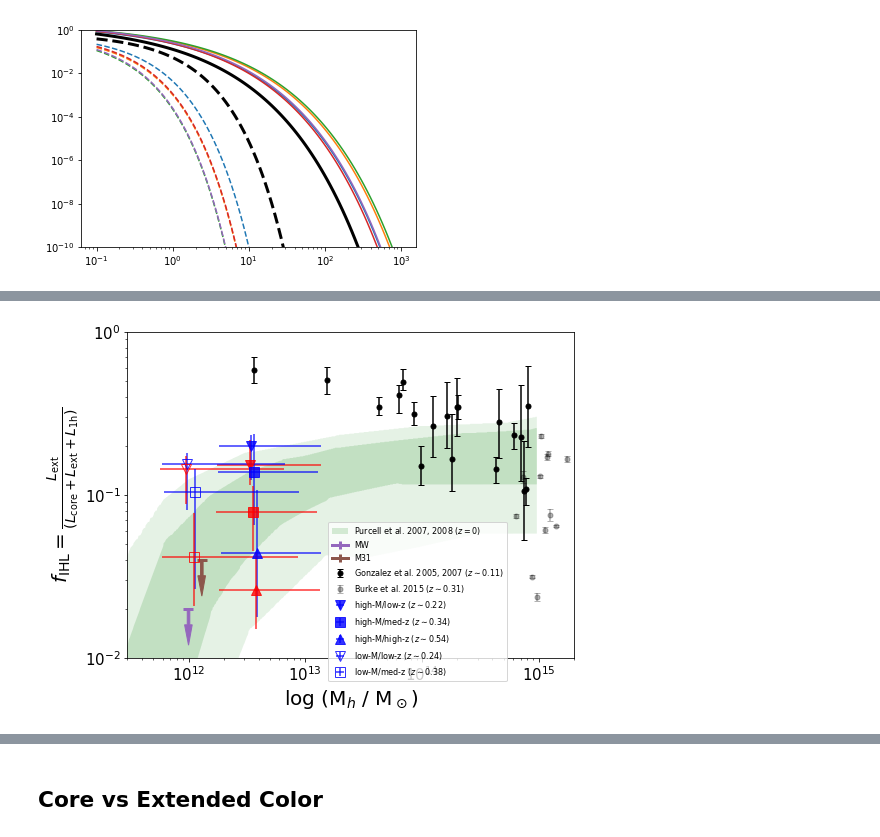
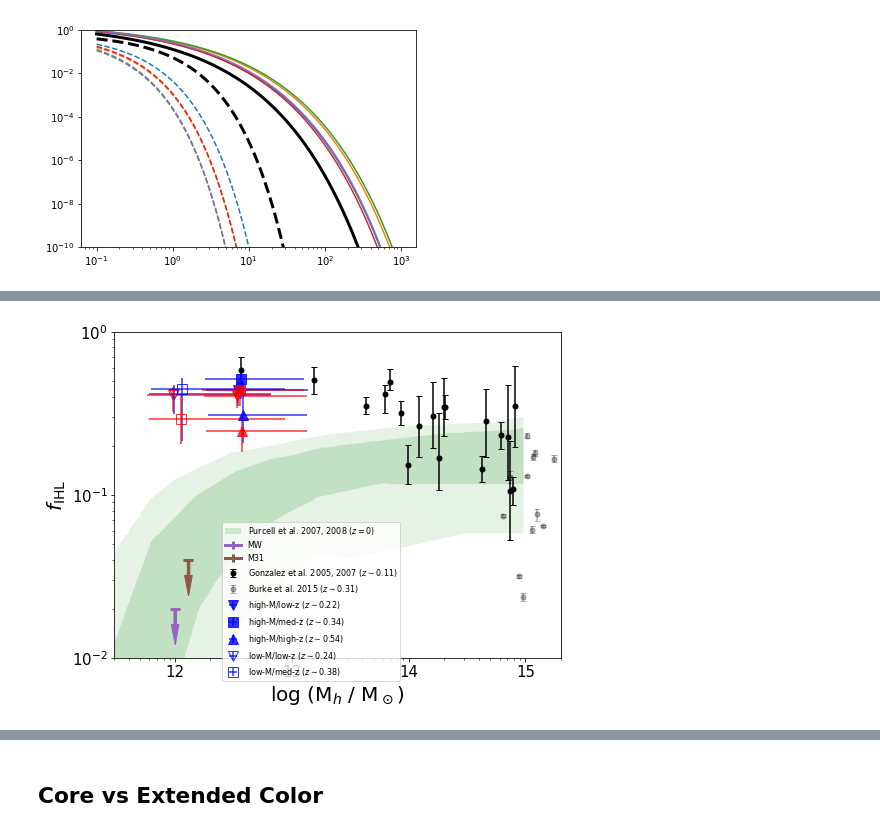
Before and after one commit to yuntingcheng/python_ciber, a Jupyter notebook: stack_modelfit/paperfigs.ipynb, the cells around one changed output, grey strips where cells are left out. Cells and saved outputs as stored; diff of their text form; code cells hidden in the pictures.

```diff
--- a/stack_modelfit/paperfigs.ipynb
+++ b/stack_modelfit/paperfigs.ipynb
@@ -144,11 +144,11 @@ for inst in [1,2]:
                  ax=ax[0][inst-1], color='k',
                  label= r'$\Sigma_{\rm stack}$ (%d galaxies)'% stackdat['Nsrc'])
     ax[0][inst-1].loglog(stackdat['rbins'],stackdat['PSF']['profcb'],
-                  'C1', alpha=0.7, lw=3, label=r'$PSF_{\rm stack}$')
+                  'C1:', lw=3, label=r'$PSF_{\rm stack}$')
     ax[0][inst-1].set_ylim([1e-1,2e3])
     ax[0][inst-1].set_xlim([5e-1,1.5e3])
     ax[0][inst-1].grid()
-    ax[0][0].set_ylabel('I [nW m$^2$ sr$^{-1}$]', fontsize=15)
+    ax[0][0].set_ylabel(r'$\nu I_\nu$ [nW m$^{-2}$ sr$^{-1}$]', fontsize=15)
     ax[0][0].set_title('1.1 $\mu$m, %s, '%fieldnamedict[ifield] \
                        + 'mag bin #2', fontsize=15)
     ax[0][1].set_title('1.8 $\mu$m, %s, '%fieldnamedict[ifield] \
@@ -164,7 +164,7 @@ for inst in [1,2]:
                  label=r'$\Sigma_{\rm ex}=\Sigma_{\rm stack} - PSF_{\rm stack}$')
     ax[1][inst-1].set_ylim([3e-2,1e2])
     ax[1][inst-1].set_xlim([5e-1,1.5e3])
-    ax[1][0].set_ylabel('I [nW m$^2$ sr$^{-1}$]', fontsize=15)
+    ax[1][0].set_ylabel(r'$\nu I_\nu$ [nW m$^{-2}$ sr$^{-1}$]', fontsize=15)
     ax[1][inst-1].grid()
     ax[1][1].legend(fontsize=12)
     ax[1][inst-1].axvline(66, c='saddlebrown', lw=3, alpha=0.7,ls='--')
@@ -188,7 +188,7 @@ for inst in [1,2]:
     ax[2][inst-1].set_ylim([3e-2,1e2])
     ax[2][inst-1].set_xlim([5e-1,1.5e3])
     ax[2][inst-1].grid()
-    ax[2][0].set_ylabel('I [nW m$^2$ sr$^{-1}$]', fontsize=15)
+    ax[2][0].set_ylabel(r'$\nu I_\nu$ [nW m$^{-2}$ sr$^{-1}$]', fontsize=15)
     ax[2][inst-1].set_xlabel('r [arcsec]', fontsize=15)
     ax[2][1].legend(fontsize=12)
     ax[2][inst-1].axvline(66, c='saddlebrown', lw=3, alpha=0.7,ls='--')
@@ -956,6 +1189,11 @@ for j,inst in enumerate([1,2]):
                                                 fitparamdat['Re2']-fitparamdat['Re2_low']))
                 if fitparamdat95['A1h_low']==0:
                     print('A1h < %.2f'%fitparamdat95['A1h_high'])
+                    if im is None:
+                        print('A1h=%.2f+%.2f-%.2f'%(fitparamdat['A1h'],
+                                                    fitparamdat['A1h_high']-fitparamdat['A1h'],
+                                                    fitparamdat['A1h']-fitparamdat['A1h_low']))
+
                 else:
                     print('A1h=%.2f+%.2f-%.2f'%(fitparamdat['A1h'],
                                                 fitparamdat['A1h_high']-fitparamdat['A1h'],
@@ -1046,7 +1284,7 @@ ax[0][0].set_title(r'1.1 $\mu$m', fontsize=30)
 ax[0][1].set_title(r'1.8 $\mu$m', fontsize=30)
 plt.subplots_adjust(wspace=0.1)
 
-plt.savefig('plots/paperfig/params_best%d.pdf'%ci, dpi = 150, bbox_inches='tight')
+# plt.savefig('plots/paperfig/params_best%d.pdf'%ci, dpi = 150, bbox_inches='tight')
 # %% [output]
 (mag bin) inst=1, # 0
 Re2 < 2.76
@@ -1200,7 +1823,8 @@ for i,(im,M_min,M_max) in enumerate(zip([1,2,3,2,3],[-23,-23,-23,-22,-22],[-22,-
     m_min, m_max = magbindict['m_min'][im], magbindict['m_max'][im]
     srcinfo[i] = {'im':im, 'm_min':m_min, 'm_max':m_max, 'M_min':M_min, 'M_max':M_max}
 
-    dfi = dfmc.loc[(dfmc['I']>=m_min) & (dfmc['I']<m_max) & (dfmc['M_I']>=M_min) & (dfmc['M_I']<M_max)]
+    dfi = dfmc.loc[(dfmc['I']>=m_min) & (dfmc['I']<m_max) \
+                   & (dfmc['M_I']>=M_min) & (dfmc['M_I']<M_max)]
     srcinfo[i]['R200_mc'] = 1e3 * dfi['Rv_Mpc'].values # [kpc]
     srcinfo[i]['logMh'] = dfi['lmhalo'].values
     srcinfo[i]['z'] = np.array([])
@@ -1632,46 +2882,68 @@ for i,(fmt,mfc,name) in enumerate(zip(['v','s','^','v','s'],[None, None, None, '
     M_min, M_max = srcinfo[i]['M_min'],srcinfo[i]['M_max']
 
     Mh = 10**np.median(srcinfo[i]['logMh'])
     Mh_low = 10**np.percentile(srcinfo[i]['logMh'], 16)
     Mh_high = 10**np.percentile(srcinfo[i]['logMh'], 84)
 
     for inst in [1,2]:
-        Ltot = np.sum((data_dict[inst][i]['profgal_arr']+data_dict[inst][i]['prof1h'])*r_arr**2)
-        Lihl =  np.sum(data_dict[inst][i]['profex']*r_arr**2)
-        Ltot_low = np.sum((data_dict[inst][i]['profgal_arr_low']+\
-                           data_dict[inst][i]['prof1h_high'])*r_arr**2)
-        Lihl_low =  np.sum(data_dict[inst][i]['profex_low']*r_arr**2)
-        Ltot_high = np.sum((data_dict[inst][i]['profgal_arr_high']+\
-                            data_dict[inst][i]['prof1h_low'])*r_arr**2)
-        Lihl_high =  np.sum(data_dict[inst][i]['profex_high']*r_arr**2)
-        f = Lihl/Ltot
-        f_low = Lihl_low/Ltot_low
-        f_high = Lihl_high/Ltot_high
 
+        Re2 = srcinfo[i]['Re2_'+str(inst)]
+        Re2_low =srcinfo[i]['Re2_low_'+str(inst)]
+        Re2_high = srcinfo[i]['Re2_high_'+str(inst)]
+
+        rkpc_arr = np.logspace(-1,3,100)
+        sp = np.where((rkpc_arr > 10))[0]
+
+        galprofdat = gal_profile_model().Wang19_profile(rkpc_arr, im, Re2=Re2)
+        p = galprofdat['I_arr']
+
+        galprofdat = gal_profile_model().Wang19_profile(rkpc_arr, im, Re2=Re2_high)
+        p_high = galprofdat['I_arr']
+
+        galprofdat = gal_profile_model().Wang19_profile(rkpc_arr, im, Re2=Re2_low)
+        p_low = galprofdat['I_arr']
+
+        fext = np.sum(p[sp]*rkpc_arr[sp]**2)/np.sum(p*rkpc_arr**2)
+        fext_low = np.sum(p_low[sp]*rkpc_arr[sp]**2)/np.sum(p_low*rkpc_arr**2)
+        fext_high = np.sum(p_high[sp]*rkpc_arr[sp]**2)/np.sum(p_high*rkpc_arr**2)
+
+        Lgal = np.sum(data_dict[inst][i]['profgal_arr']*r_arr**2)
+        Lgal_low = np.sum(data_dict[inst][i]['profgal_arr_low']*r_arr**2)
+        Lgal_high = np.sum(data_dict[inst][i]['profgal_arr_high']*r_arr**2)
+        L1h = np.sum(data_dict[inst][i]['prof1h']*r_arr**2)
+        L1h_low = np.sum(data_dict[inst][i]['prof1h_low']*r_arr**2)
+        L1h_high = np.sum(data_dict[inst][i]['prof1h_high']*r_arr**2)
+
+        Neff = Neff1_all[i] if inst==1 else Neff2_all[i]
+        f = fext / (1 + L1h/Lgal/Neff)
+        f_low = fext_low / (1 + L1h_high/Lgal_low/Neff)
+        f_high = fext_high / (1 + L1h_low/Lgal_high/Neff)
         if inst == 1:
-
             ax.errorbar([Mh*1.01], [f], xerr=[[Mh-Mh_low],[Mh_high-Mh]],
                            yerr=[[f - f_low],[f_high - f]], alpha=0.8,
                             fmt=fmt,capsize=0, mfc=mfc, markersize=10, c='b',
                         label = name + r' ($z\sim %.2f$)'%np.median(srcinfo[i]['z']))
         else:
             ax.errorbar([Mh*0.99], [f], xerr=[[Mh-Mh_low],[Mh_high-Mh]],
                            yerr=[[f - f_low],[f_high - f]], alpha=0.8,
                     fmt=fmt,capsize=0, mfc=mfc, markersize=10, c='r')
 
-
 ax.legend(fontsize=8, bbox_to_anchor=(0.65,0.43))
 ax.set_ylim([1e-2,1])
 ax.set_xlim([3e11,2e15])
 ax.set_xscale('log')
 ax.set_yscale('log')
-# ax.grid()
 ax.set_xlabel('log (M$_h$ / M$_\odot$)', fontsize=20)
-ax.set_ylabel(r"$f_{\rm IHL} = \frac{L_{\rm ext}}{(L_{\rm core}+L_{\rm ext}+L_{\rm 1h})}$",
+# ax.set_ylabel(r"$f_{\rm IHL} = \frac{L_{\rm gal} {\rm (r > 10 kpc)}}{(L_{\rm gal}+L_{\rm 1h})}$",
+#               fontsize=20)
+ax.set_ylabel(r"$f_{\rm IHL}$",
               fontsize=20)
 ax.tick_params(axis='x', labelsize=15)
 ax.tick_params(axis='y', labelsize=15)
+ax.set_xticks([1e12, 1e13, 1e14, 1e15])
+ax.set_xticklabels(['12','13','14','15'])
+
 plt.savefig('plots/paperfig/fIHL.pdf',
             dpi = 200, bbox_inches='tight')
 # %% [output]
-[figure, old version]
+[figure, new version]
```
Also changed, not shown: parts of 49 cells of this notebook.
